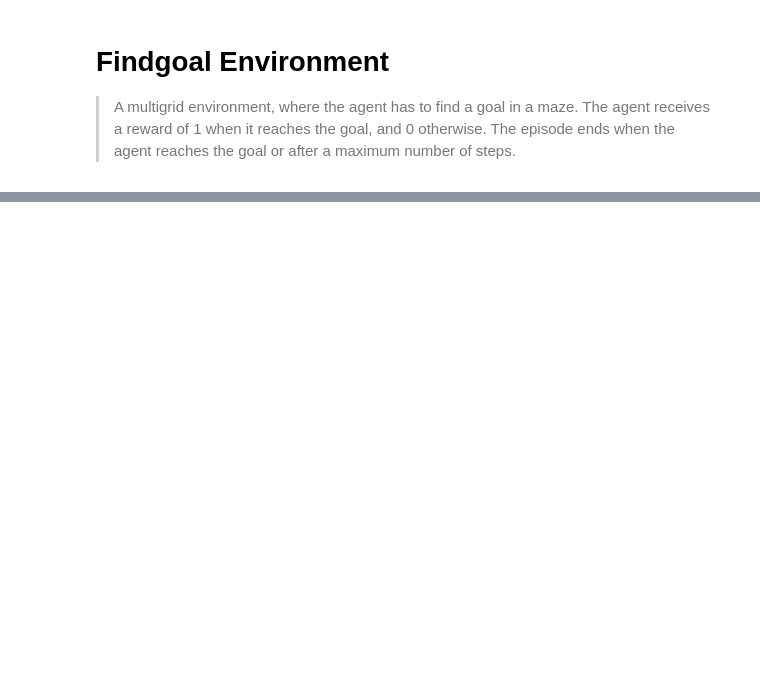
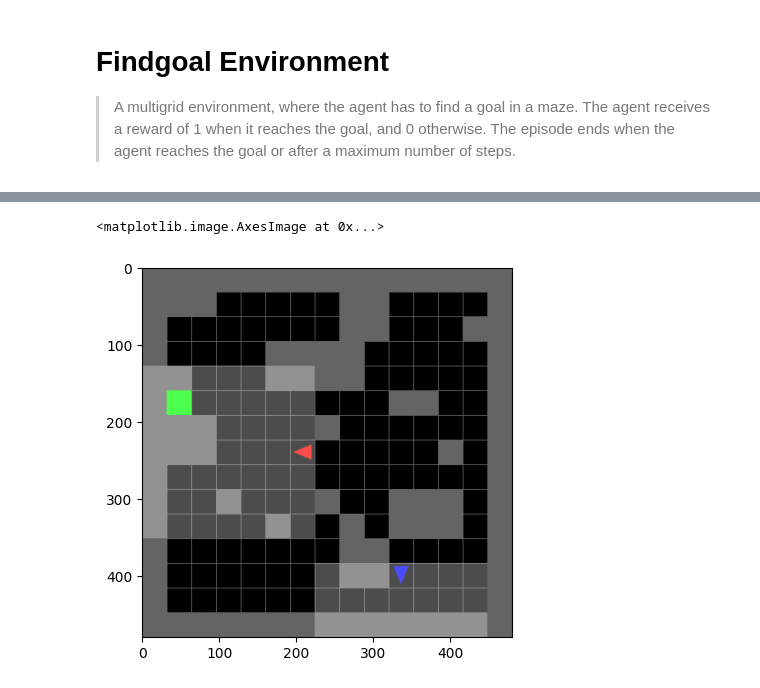
Before and after one commit to Ahmed-Khaled-Saleh/multigrid, a Jupyter notebook: nbs/02h_envs.find_goal.ipynb, the cells around one changed output, grey strips where cells are left out. Drawn from its saved outputs; the diff is of its cells as text; code cells hidden in the pictures; blank space fills up the shorter version.

```diff
--- a/nbs/02h_envs.find_goal.ipynb
+++ b/nbs/02h_envs.find_goal.ipynb
@@ -377,0 +459,6 @@ def handle_actions(
+# %%
+#| hide
+plt.imshow(env.unwrapped.render())
+# %% [output]
+<matplotlib.image.AxesImage at 0x...>
+[figure, added]
```
Also changed, not shown: parts of 5 cells of this notebook, 3 other files.
